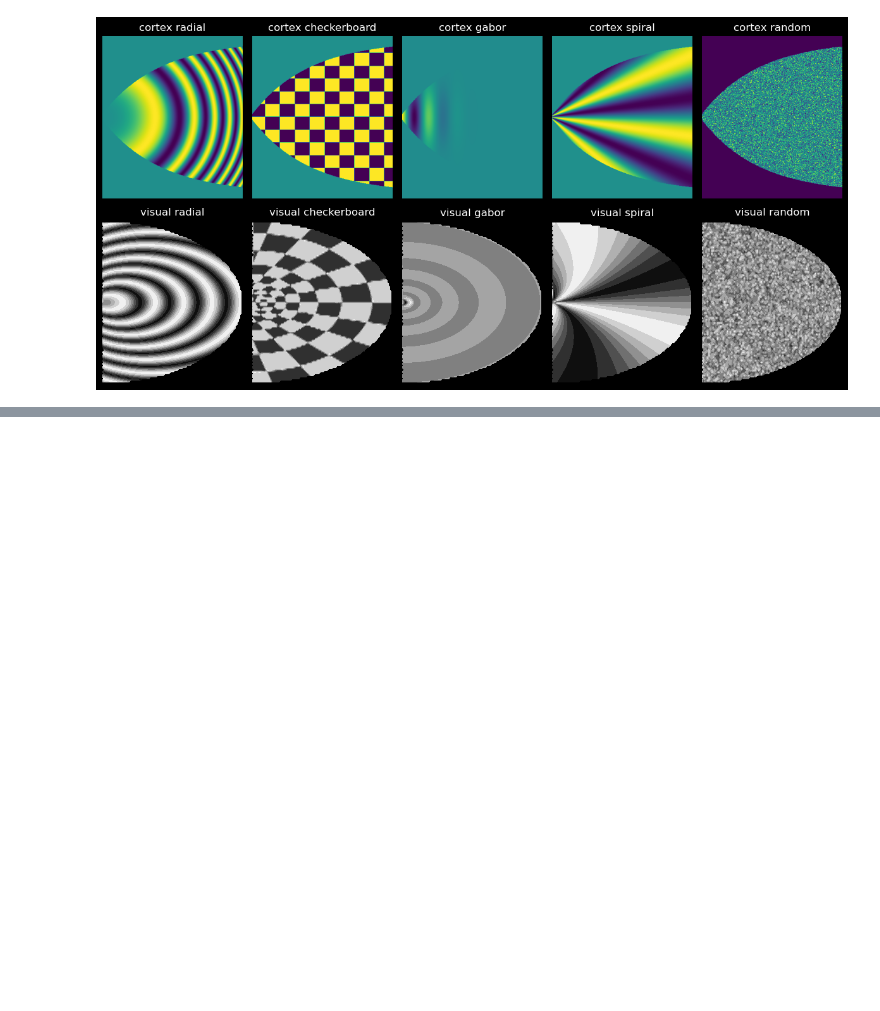
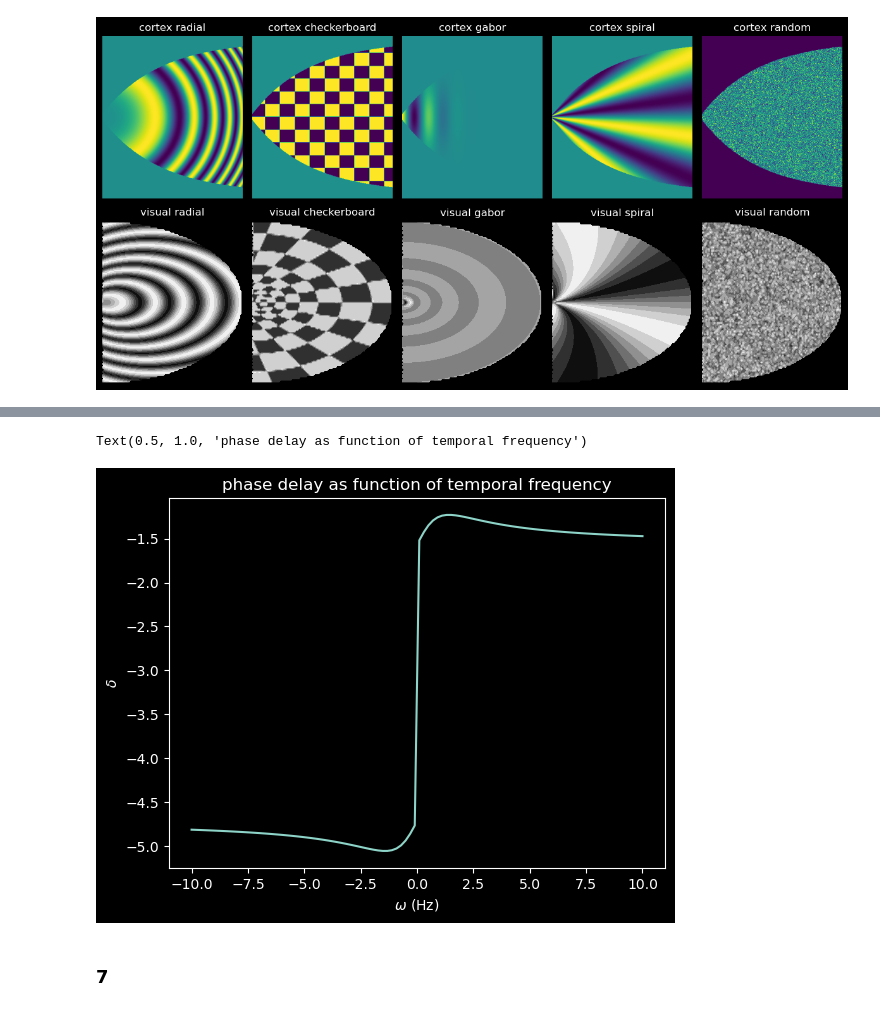
Before and after one commit to polsen99/theoretical_neuroscience, a Jupyter notebook: ch2.ipynb, the cells around one changed output, grey strips where cells are left out. Saved outputs shown, nothing was run; the diff lists cells and outputs as text; code cells hidden in the pictures; blank space fills up the shorter version.

```diff
--- a/ch2.ipynb
+++ b/ch2.ipynb
@@ -448,0 +517,14 @@ plt.tight_layout()
+# %%
+omega_vals = np.linspace(-10, 10, 100)
+alpha = 1
+delta_vals = [delta(omega, alpha) for omega in omega_vals]
+
+plt.plot(omega_vals, delta_vals)
+plt.xlabel('$\omega$ (Hz)')
+plt.ylabel('$\delta$')
+plt.title('phase delay as function of temporal frequency')
+# %% [output]
+Text(0.5, 1.0, 'phase delay as function of temporal frequency')
+[figure, added]
+# %% [markdown]
+### 7
```
Also changed, not shown: parts of 5 cells of this notebook.
